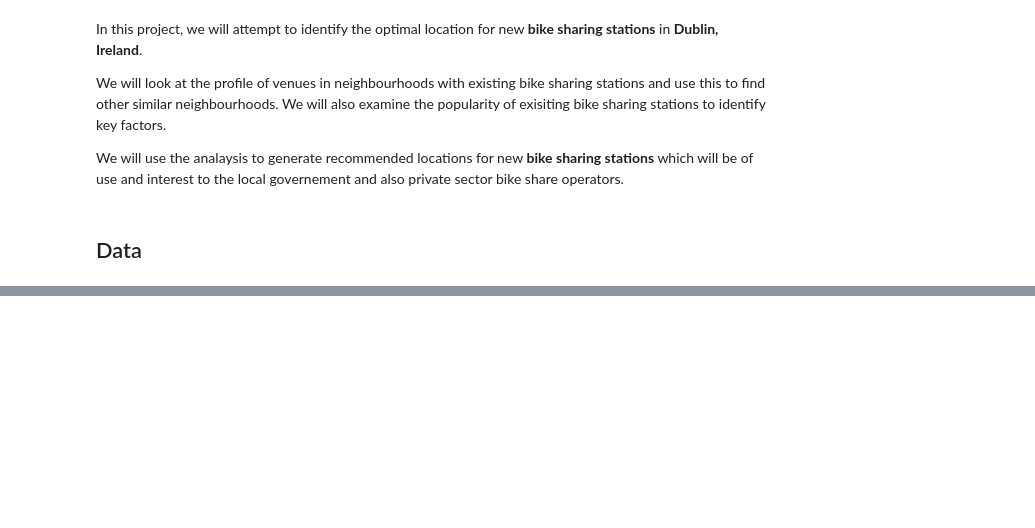
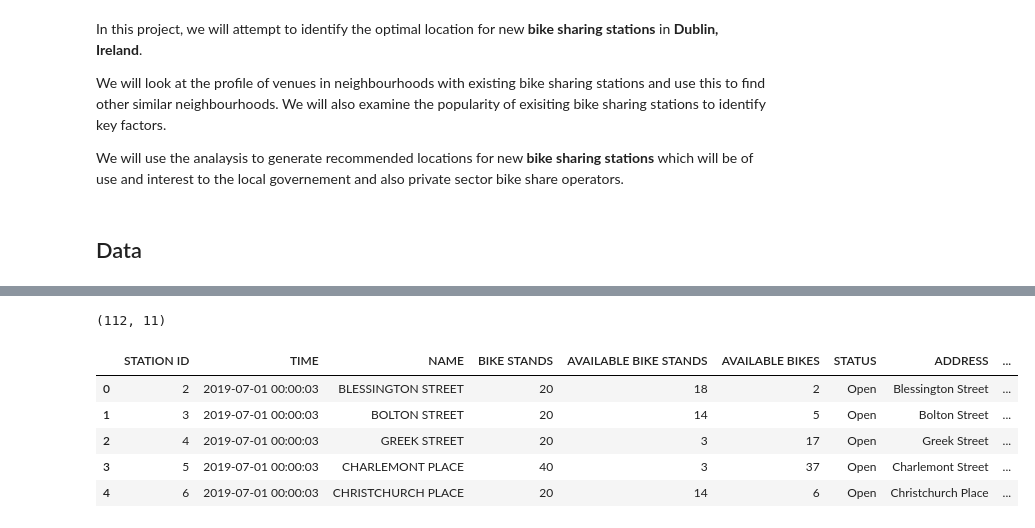
Before and after one commit to code-jk-code/Coursera_Capstone, a Jupyter notebook: IBM - Capstone Project - The best bike location.ipynb, the cells around one changed output, grey strips where cells are left out. Cells and saved outputs as stored; diff of their text form; code cells hidden in the pictures; blank space fills up the shorter version.

```diff
--- a/IBM - Capstone Project - The best bike location.ipynb
+++ b/IBM - Capstone Project - The best bike location.ipynb
@@ -31,0 +138,4 @@ This data will be retrieved from the following sources:
+# %%
+bike_core.shape
+# %% [output]
+(112, 11)
@@ -31,0 +144,9 @@ This data will be retrieved from the following sources:
+# %%
+bike_core.head()
+# %% [output]
+|  | STATION ID | TIME | NAME | BIKE STANDS | AVAILABLE BIKE STANDS | AVAILABLE BIKES | STATUS | ADDRESS | ... |
+| 0 | 2 | 2019-07-01 00:00:03 | BLESSINGTON STREET | 20 | 18 | 2 | Open | Blessington Street | ... |
+| 1 | 3 | 2019-07-01 00:00:03 | BOLTON STREET | 20 | 14 | 5 | Open | Bolton Street | ... |
+| 2 | 4 | 2019-07-01 00:00:03 | GREEK STREET | 20 | 3 | 17 | Open | Greek Street | ... |
+| 3 | 5 | 2019-07-01 00:00:03 | CHARLEMONT PLACE | 40 | 3 | 37 | Open | Charlemont Street | ... |
+| 4 | 6 | 2019-07-01 00:00:03 | CHRISTCHURCH PLACE | 20 | 14 | 6 | Open | Christchurch Place | ... |
```
Also changed, not shown: parts of 32 cells of this notebook.
